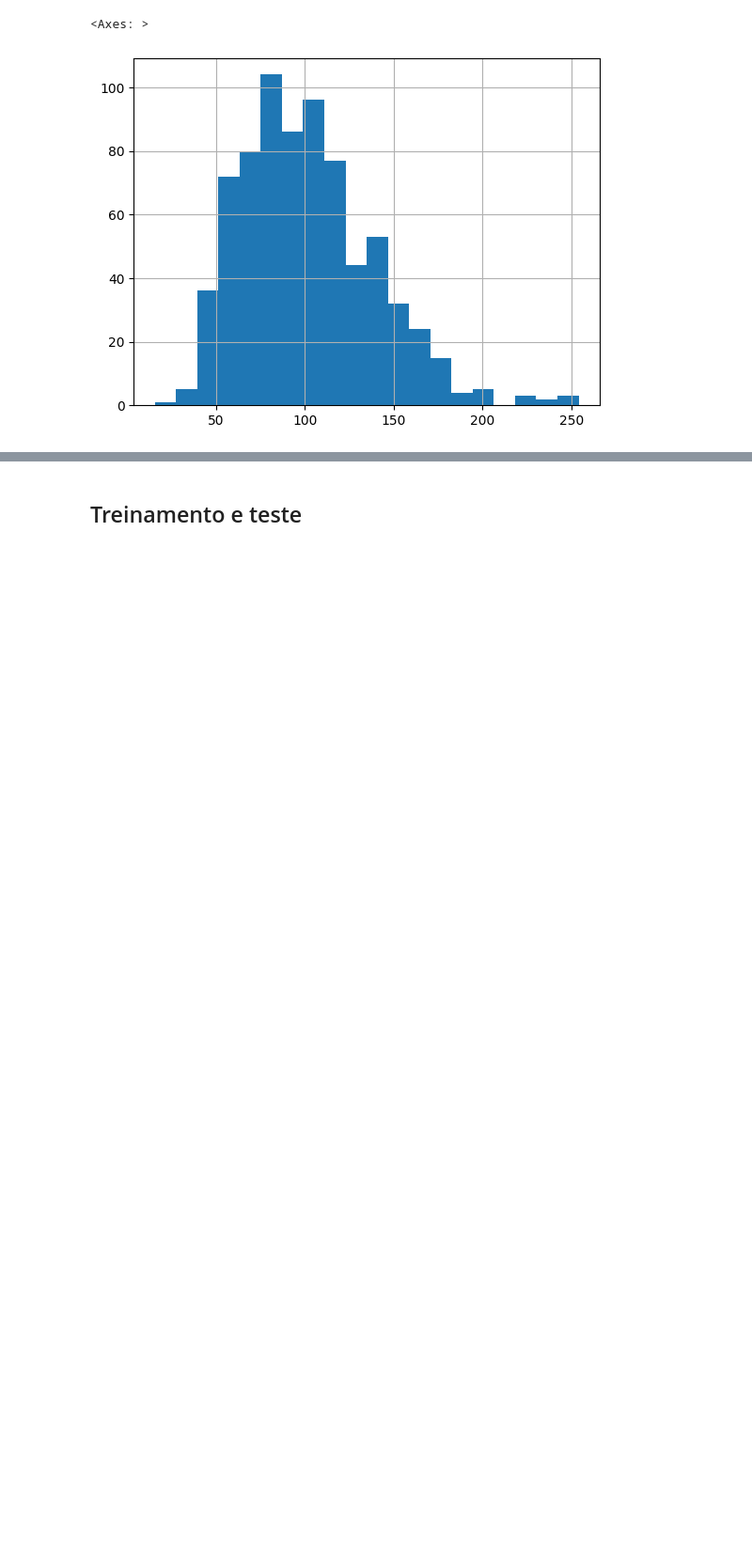
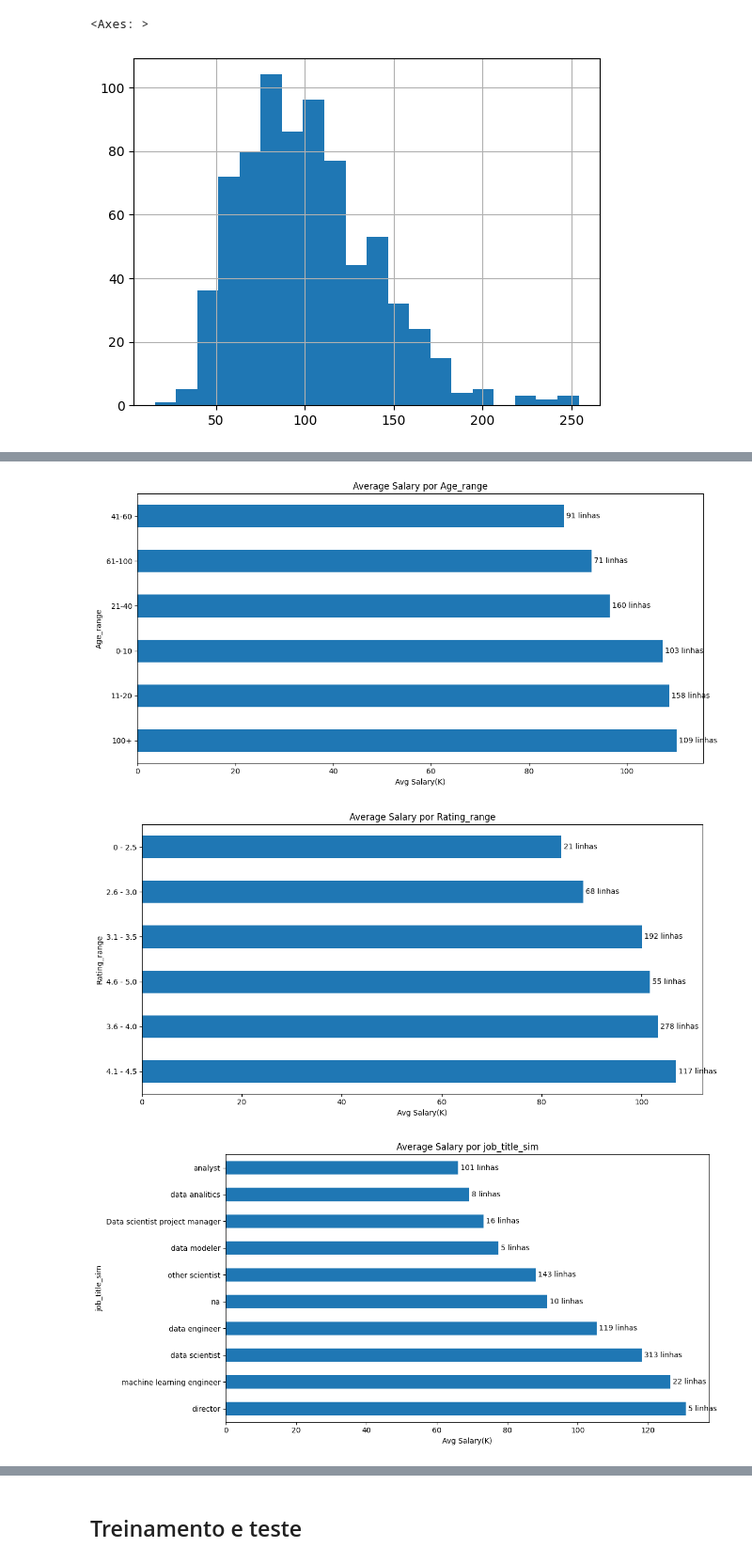
Before and after one commit to Washjr/InteligenciaArtificial, a Jupyter notebook: modelo-regressao/Regressão_Washington_Junior_e_Eduardo_Ikeda.ipynb, the cells around one changed output, grey strips where cells are left out. Shown at 94% size. Drawn from its saved outputs; the diff is of its cells as text; code cells hidden in the pictures; blank space fills up the shorter version.

```diff
--- a/modelo-regressao/Regressão_Washington_Junior_e_Eduardo_Ikeda.ipynb
+++ b/modelo-regressao/Regressão_Washington_Junior_e_Eduardo_Ikeda.ipynb
@@ -358,0 +411,9 @@ plt.show()
+# %%
+analysis_columns = ['Age_range', 'Rating_range', 'job_title_sim', 'Size', 'Revenue', 'Sector', 'seniority_by_title', 'Degree']
+
+for category in analysis_columns:
+    plot_avg_salary_by_category(df, category)
+# %% [output]
+[figure, added]
+[figure, added]
+[figure, added]
```
Also changed, not shown: parts of 9 cells of this notebook.
